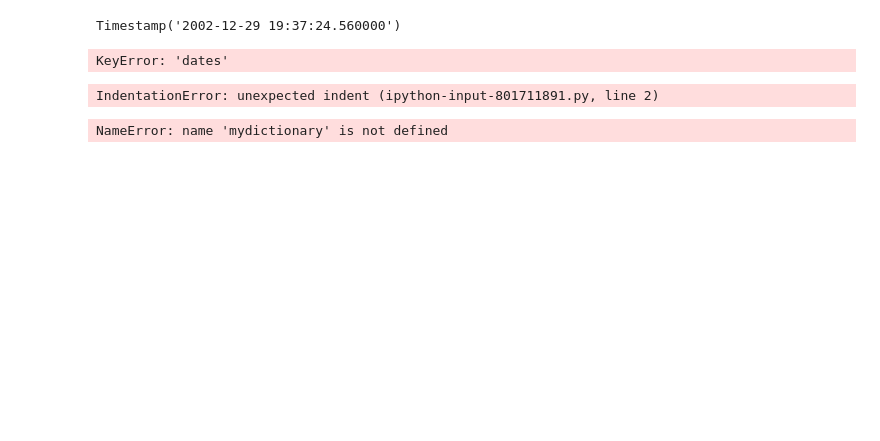
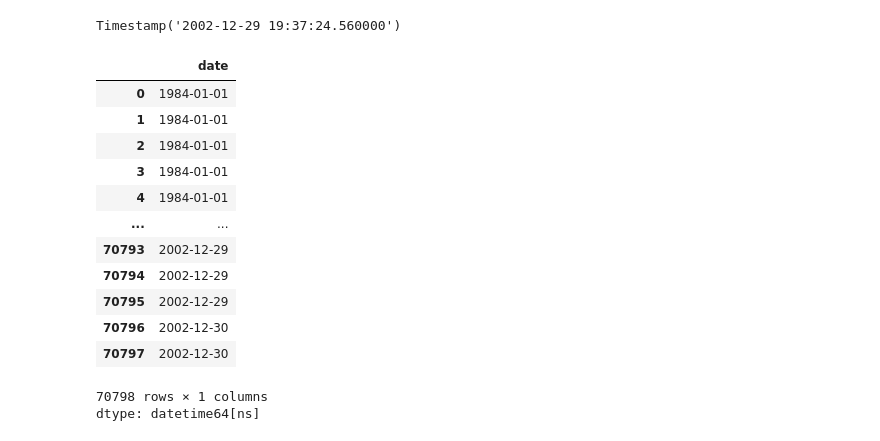
Before and after one commit to elhamkashi/DSPS_EKashi, a Jupyter notebook: labs/earthquake_data_munging.ipynb, the cells around one changed output. Cells and saved outputs as stored; diff of their text form; code cells hidden in the pictures; blank space fills up the shorter version.

```diff
--- a/labs/earthquake_data_munging.ipynb
+++ b/labs/earthquake_data_munging.ipynb
@@ -107,7 +123,20 @@ earthquakes.describe()
 pd.to_datetime("2002/12/29" + " " +"19:37:24.56")
 # %% [output]
 Timestamp('2002-12-29 19:37:24.560000')
-# %%
-earthquakes["dates"].map(pd.to_datetime)
-# %% [output]
-KeyError: 'dates'
+# %%
+earthquakes["date"].map(pd.to_datetime)  #Date Parsing, .map(): This is a Pandas method that applies a function to each element in a Series (a column)
+# %% [output]
+|  | date |
+| 0 | 1984-01-01 |
+| 1 | 1984-01-01 |
+| 2 | 1984-01-01 |
+| 3 | 1984-01-01 |
+| 4 | 1984-01-01 |
+| ... | ... |
+| 70793 | 2002-12-29 |
+| 70794 | 2002-12-29 |
+| 70795 | 2002-12-29 |
+| 70796 | 2002-12-30 |
+| 70797 | 2002-12-30 |
+70798 rows × 1 columns
+dtype: datetime64[ns]
@@ -114,10 +149,4 @@ KeyError: 'dates'
 # %%
 #[0,1]
- mydictionary={"v1":0, "v2":1}
+ #mydictionary={"v1":0, "v2":1}
-# %% [output]
-IndentationError: unexpected indent (ipython-input-801711891.py, line 2)
-# %%
-mydictionary["v1"]
-# %% [output]
-NameError: name 'mydictionary' is not defined
 # %%
```
Also changed, not shown: parts of 23 cells of this notebook.
